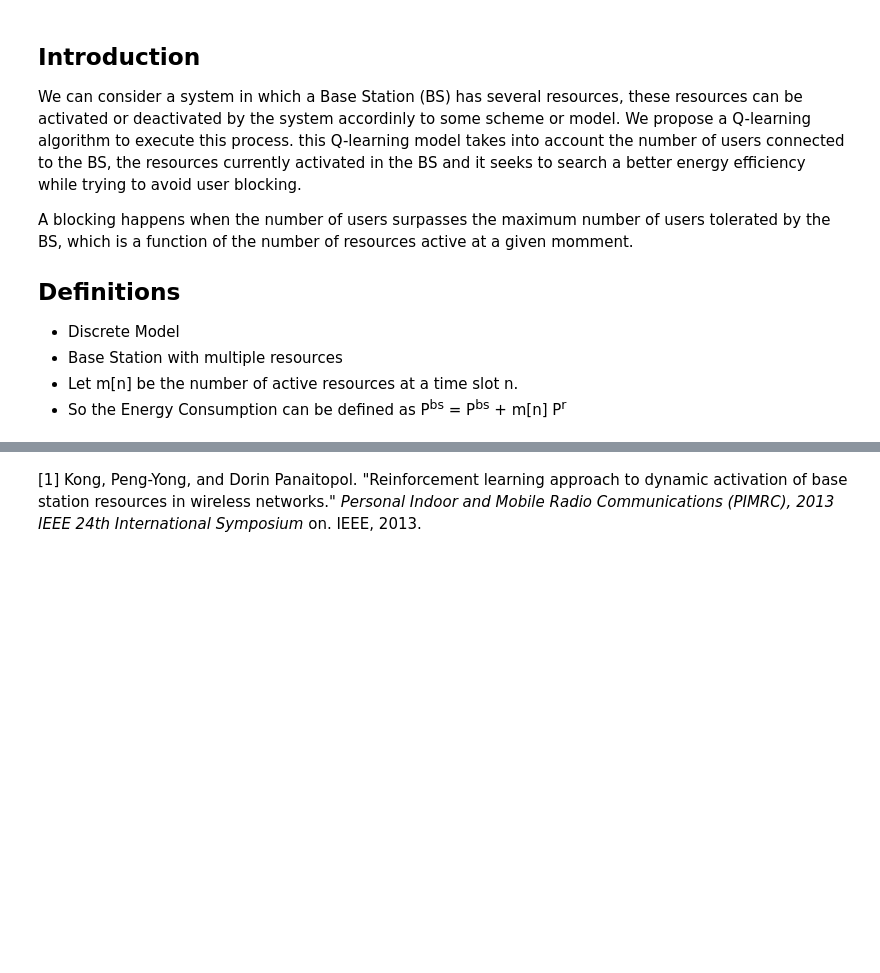
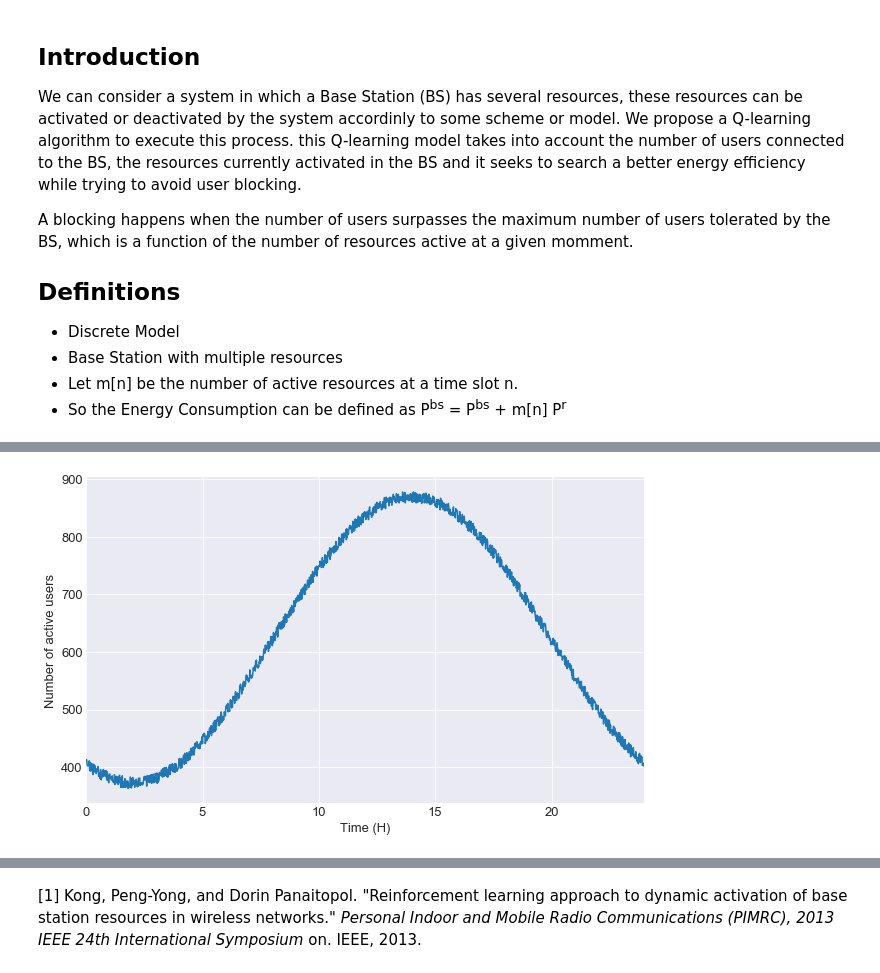
Before and after one commit to mateuspontesm/RNA, a Jupyter notebook: Qlearning.ipynb, the cells around one changed output, grey strips where cells are left out. Saved outputs shown, nothing was run; the diff lists cells and outputs as text; code cells hidden in the pictures; blank space fills up the shorter version.

```diff
--- a/Qlearning.ipynb
+++ b/Qlearning.ipynb
@@ -127,0 +179,12 @@ plt.show()
+# %%
+vtU=[]
+for ii in range(0,60*24):
+    vtU.append(lambdan(ii))
+seU=pd.Series(vtU)
+seU.index=seU.index/(60)
+seU.plot(figsize=(10,6))
+plt.xlabel('Time (H)')
+plt.ylabel('Number of active users')
+plt.show()
+# %% [output]
+[figure, added]
```
Also changed, not shown: parts of 32 cells of this notebook.
